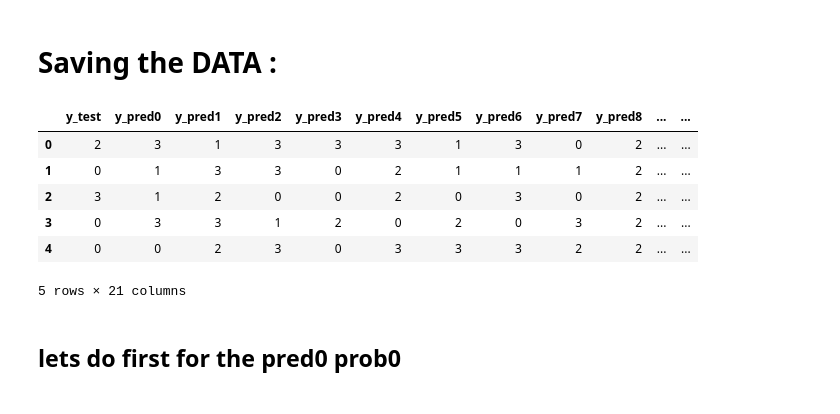
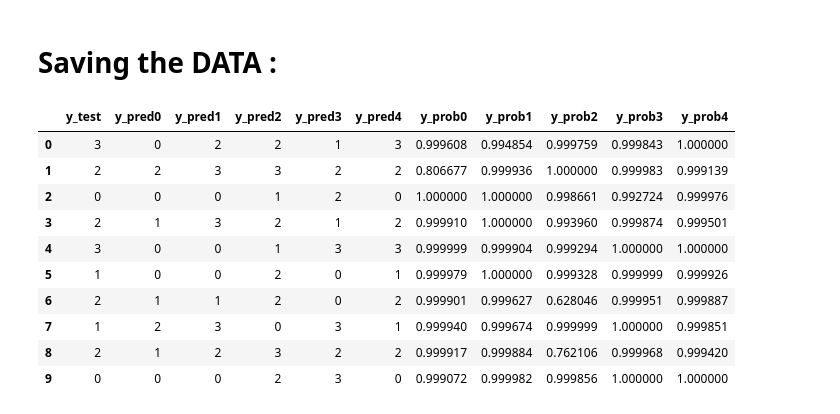
Before and after one commit to yurimullergomes/python_summer_camp_2018, a Jupyter notebook: cross-validation-MLP-LEP.ipynb, the cells around one changed output. Drawn from its saved outputs; the diff is of its cells as text; code cells hidden in the pictures.

```diff
--- a/cross-validation-MLP-LEP.ipynb
+++ b/cross-validation-MLP-LEP.ipynb
@@ -194,15 +227,22 @@ pickle_out.close()
 # %%
 #load
 
-pickle_in = open("K-fold-data-LEP.pickle","rb")
-df_f= pickle.load(pickle_in)
-df_f.head()
+import pickle
+
+
+pickle_in = open("5-fold-data-LEP.pickle","rb")
+df_fin = pickle.load(pickle_in)
+df_fin.head(10)
 # %% [output]
-|  | y_test | y_pred0 | y_pred1 | y_pred2 | y_pred3 | y_pred4 | y_pred5 | y_pred6 | y_pred7 | y_pred8 | ... | ... |
-| 0 | 2 | 3 | 1 | 3 | 3 | 3 | 1 | 3 | 0 | 2 | ... | ... |
-| 1 | 0 | 1 | 3 | 3 | 0 | 2 | 1 | 1 | 1 | 2 | ... | ... |
-| 2 | 3 | 1 | 2 | 0 | 0 | 2 | 0 | 3 | 0 | 2 | ... | ... |
-| 3 | 0 | 3 | 3 | 1 | 2 | 0 | 2 | 0 | 3 | 2 | ... | ... |
-| 4 | 0 | 0 | 2 | 3 | 0 | 3 | 3 | 3 | 2 | 2 | ... | ... |
+|  | y_test | y_pred0 | y_pred1 | y_pred2 | y_pred3 | y_pred4 | y_prob0 | y_prob1 | y_prob2 | y_prob3 | y_prob4 |
+| 0 | 3 | 0 | 2 | 2 | 1 | 3 | 0.999608 | 0.994854 | 0.999759 | 0.999843 | 1.000000 |
+| 1 | 2 | 2 | 3 | 3 | 2 | 2 | 0.806677 | 0.999936 | 1.000000 | 0.999983 | 0.999139 |
+| 2 | 0 | 0 | 0 | 1 | 2 | 0 | 1.000000 | 1.000000 | 0.998661 | 0.992724 | 0.999976 |
+| 3 | 2 | 1 | 3 | 2 | 1 | 2 | 0.999910 | 1.000000 | 0.993960 | 0.999874 | 0.999501 |
+| 4 | 3 | 0 | 0 | 1 | 3 | 3 | 0.999999 | 0.999904 | 0.999294 | 1.000000 | 1.000000 |
+| 5 | 1 | 0 | 0 | 2 | 0 | 1 | 0.999979 | 1.000000 | 0.999328 | 0.999999 | 0.999926 |
+| 6 | 2 | 1 | 1 | 2 | 0 | 2 | 0.999901 | 0.999627 | 0.628046 | 0.999951 | 0.999887 |
+| 7 | 1 | 2 | 3 | 0 | 3 | 1 | 0.999940 | 0.999674 | 0.999999 | 1.000000 | 0.999851 |
+| 8 | 2 | 1 | 2 | 3 | 2 | 2 | 0.999917 | 0.999884 | 0.762106 | 0.999968 | 0.999420 |
+| 9 | 0 | 0 | 0 | 2 | 3 | 0 | 0.999072 | 0.999982 | 0.999856 | 1.000000 | 1.000000 |
-5 rows × 21 columns
 # %%
@@ -213,2 +252,0 @@ y_prob = [df_f['y_prob'+str(i)] for i in range(K)]
-# %% [markdown]
-## lets do first for the pred0 prob0
```
Also changed, not shown: parts of 31 cells of this notebook, 1 other file.
